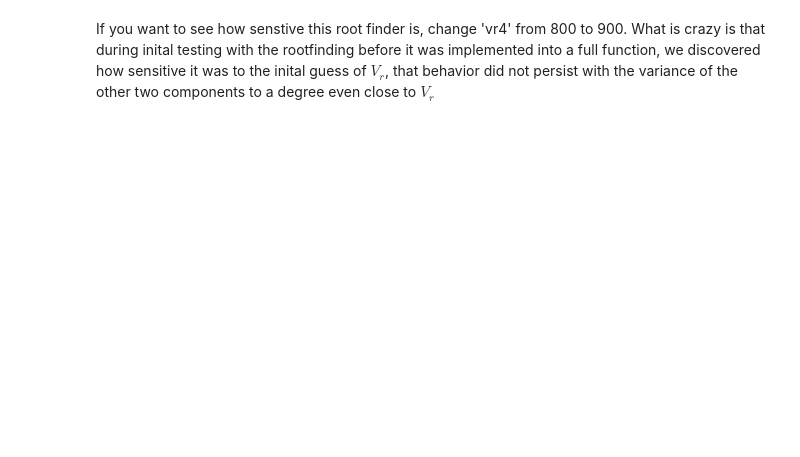
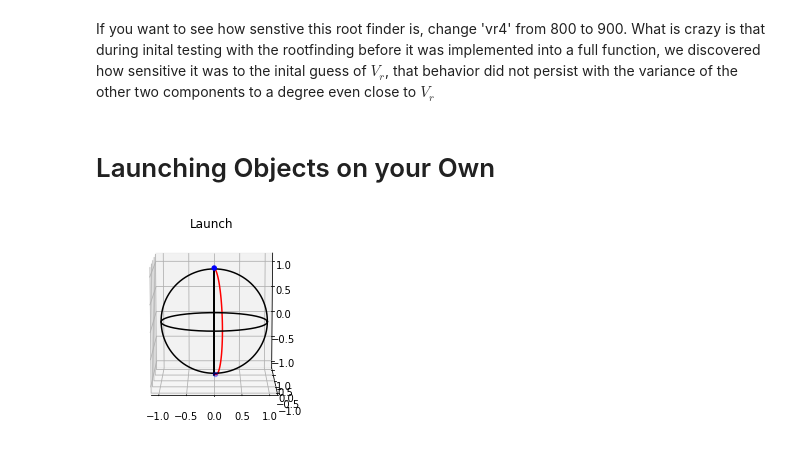
Before and after one commit to Josh-Freeze/Computational-Physics, a Jupyter notebook: ClownCannon.ipynb, the cells around one changed output. Cells and saved outputs as stored; diff of their text form; code cells hidden in the pictures; blank space fills up the shorter version.

```diff
--- a/ClownCannon.ipynb
+++ b/ClownCannon.ipynb
@@ -593,2 +607,28 @@ did the clown survive being launched out of the cannon??? False
 # %% [markdown]
 If you want to see how senstive this root finder is, change 'vr4' from 800 to 900. What is crazy is that during inital testing with the rootfinding before it was implemented into a full function, we discovered how sensitive it was to the inital guess of $V_{r}$, that behavior did not persist with the variance of the other two components to a degree even close to $V_{r}$
+# %% [markdown]
+# Launching Objects on your Own
+# %%
+#all angles and angular velocities are in terms of radians
+launch_height=100000 #radial height over the surface of the earth
+thetapos=cle_coord[1] #latitude
+phipos=0 #longitude
+#launch velocities
+radialv=1000
+thetav=0
+phiv=.01
+# %%
+dropR = np.array([launch_height,radialv,thetapos,thetav,phipos,phiv])
+tf_drop = 300
+tsp_drop = np.linspace(0,tf_drop,100)
+drop_test = integ.solve_ivp(clown_ode,(0,tf_drop),dropR,t_eval=tsp_drop,vectorized=True,events=(clown_2_ground))
+rf=(drop_test.y[0]+r_e)/r_e
+thetaf=drop_test.y[2]
+phif=drop_test.y[4]
+xsf=rf*np.cos(thetaf)*np.sin(phif)
+ysf=rf*np.sin(thetaf)*np.sin(phif)
+zsf=rf*np.cos(phif)
+ics = np.array([[drop_test.y[0,0],drop_test.y[2,0],drop_test.y[4,0]],[drop_test.y[0,-1],drop_test.y[2,-1],drop_test.y[4,-1]]])
+mpl_sphere(xsf,ysf,zsf,ics,'Launch',[10,270])
+# %% [output]
+[figure, added]
```
Also changed, not shown: parts of 9 cells of this notebook.
